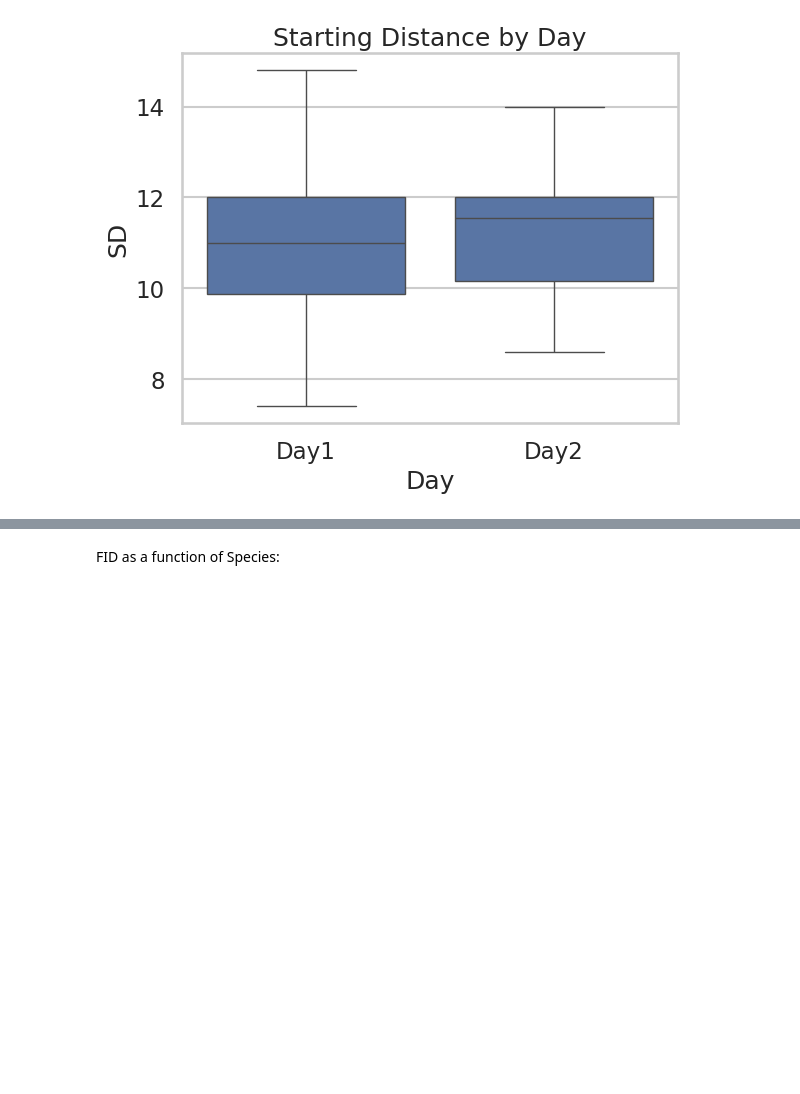
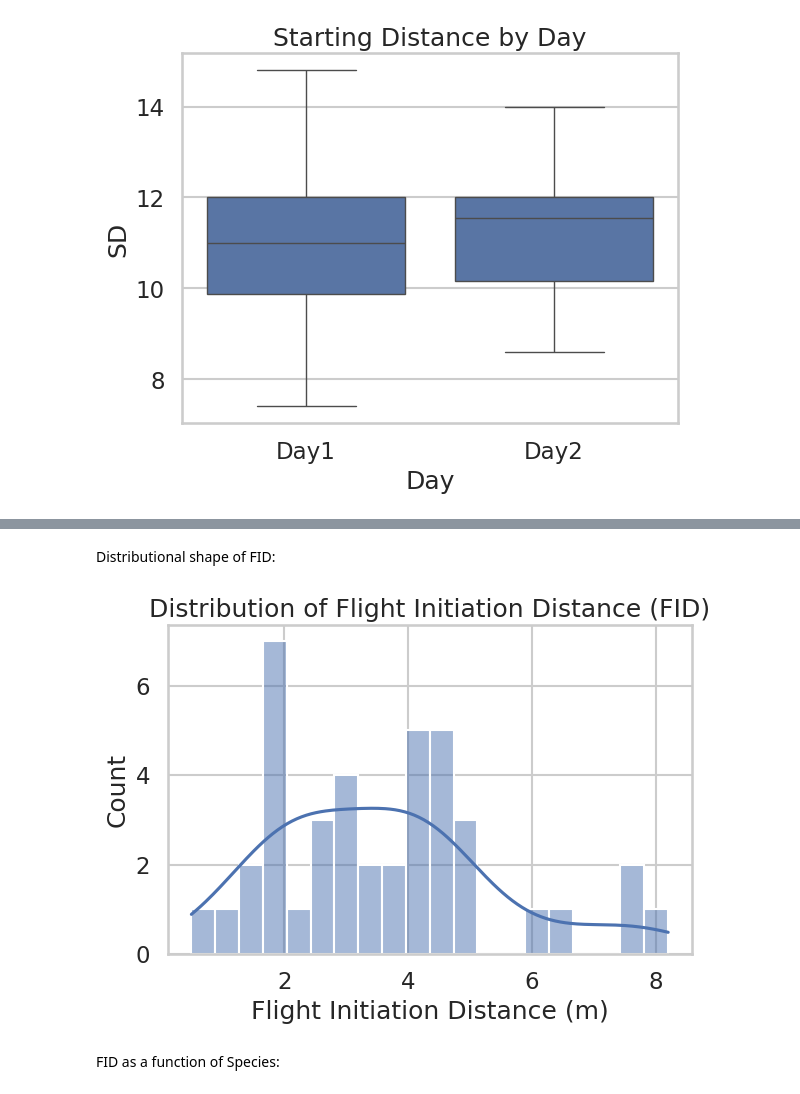
Before and after one commit to NickBonnTAU/Study-Lab, a Jupyter notebook: FID.ipynb, the cells around one changed output, grey strips where cells are left out. Cells and saved outputs as stored; diff of their text form; code cells hidden in the pictures; blank space fills up the shorter version.

```diff
--- a/FID.ipynb
+++ b/FID.ipynb
@@ -329,3 +331,13 @@ plt.show()
+# %% [markdown]
+Distributional shape of FID:
+# %%
+sns.histplot(df_fid["FID"], bins=20, kde=True)
+plt.xlabel("Flight Initiation Distance (m)")
+plt.title("Distribution of Flight Initiation Distance (FID)")
+plt.tight_layout()
+plt.show()
+# %% [output]
+[figure, added]
 # %% [markdown]
 FID as a function of Species:
 # %%
```
Also changed, not shown: parts of 18 cells of this notebook.
